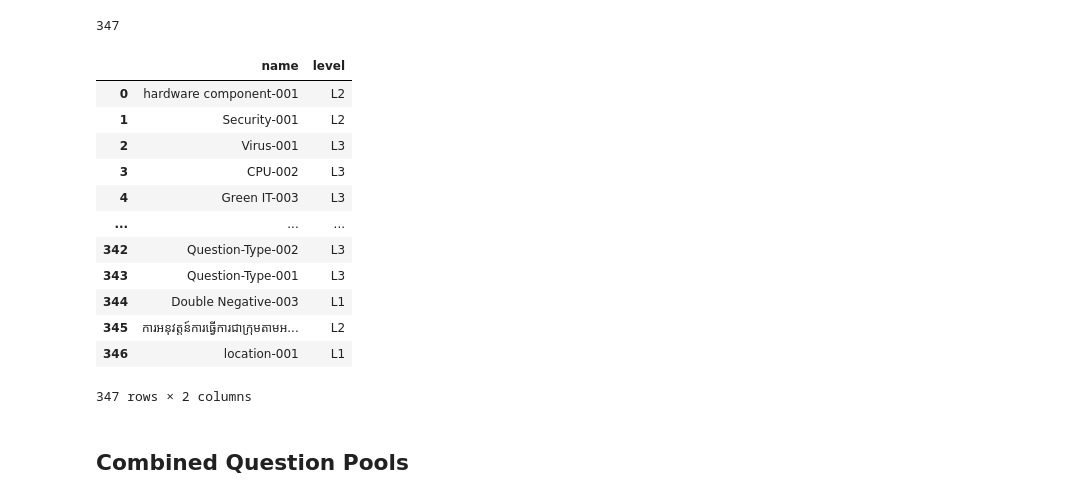
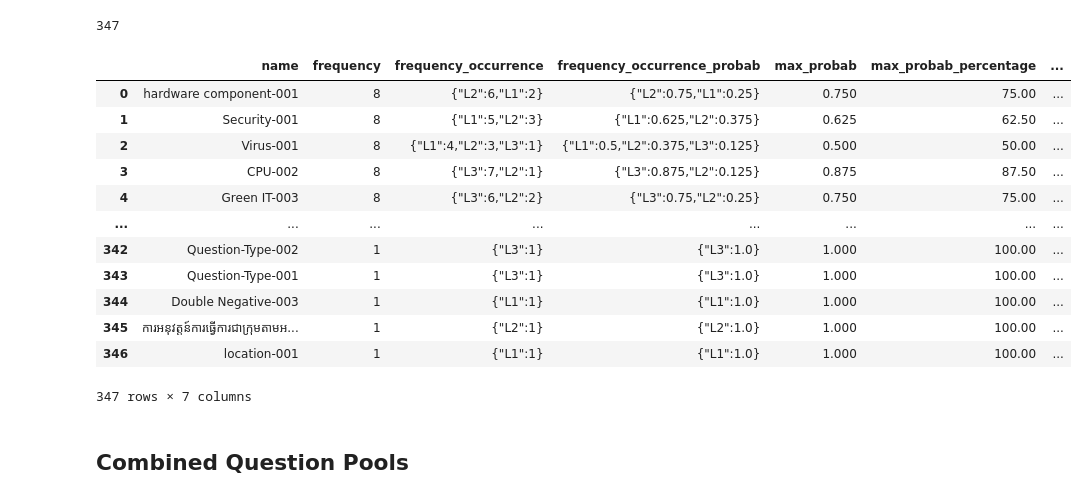
Before and after one commit to Sophal24/DSE_analysis_ds_2023, a Jupyter notebook: 5.1_question_difficulty_level.ipynb, the cells around one changed output. Cells and saved outputs as stored; diff of their text form; code cells hidden in the pictures.

Commit message:
Update question difficulty level

```diff
--- a/5.1_question_difficulty_level.ipynb
+++ b/5.1_question_difficulty_level.ipynb
@@ -166,45 +166,65 @@ data_source/ប្រឡងវិញ្ញាបនបត្រជំនាញ
 # %%
 uniques_name = combined_df['name'].unique()
 
 final_df_q_stats = pd.DataFrame()
 tmp_combined_df = pd.DataFrame()
 is_first_loop = True
 
 for name in uniques_name:
     each_name_df = combined_df[combined_df['name'] == name]
-    # print(each_name_df)
+    # print(each_name_df) #TODO
 
     value_count = each_name_df['label_facility_index'].value_counts(normalize=True)
 
-    # print(value_count.keys().max())
+    frequency = len(each_name_df)
+    # print("Frequency:", frequency)
+
     label = value_count.keys().max()
-    data = [[name, label]]
+    # print("Label:", label)
+
+    max_label_probab = value_count.values.max()
+    # print("Probab:", max_label_probab)
+
+    max_label_probab_percentage = format(value_count.values.max() * 100, '.2f')
+    # print("Probability Percentage:", max_label_probab_percentage)
+
+    frequency_occurrence = each_name_df['label_facility_index'].value_counts()
+
+    data = [[name,
+             frequency,
+             each_name_df['label_facility_index'].value_counts().to_json(),
+             each_name_df['label_facility_index'].value_counts(normalize=True).to_json(),
+             max_label_probab,
+             max_label_probab_percentage,
+             label]]
 
     if(is_first_loop):
         is_first_loop = False
-        tmp_combined_df = pd.DataFrame(data, columns=['name', 'level'])
+        tmp_combined_df = pd.DataFrame(data, columns=['name', 'frequency', 'frequency_occurrence', 'frequency_occurrence_probab', 'max_probab', 'max_probab_percentage', 'level'])
         final_df_q_stats = tmp_combined_df
     else:
-        next_df = pd.DataFrame(data, columns=['name', 'level'])
+        next_df = pd.DataFrame(data, columns=['name', 'frequency', 'frequency_occurrence', 'frequency_occurrence_probab', 'max_probab', 'max_probab_percentage', 'level'])
         final_df_q_stats = pd.concat([final_df_q_stats, next_df], ignore_index=True)
+
+    # break
 
 # final_df_q_stats.to_excel('final_question_stats_with_label.xlsx')
 
 final_df_q_stats
 # %% [output]
-|  | name | level |
-| 0 | hardware component-001 | L2 |
-| 1 | Security-001 | L2 |
-| 2 | Virus-001 | L3 |
-| 3 | CPU-002 | L3 |
-| 4 | Green IT-003 | L3 |
-| ... | ... | ... |
-| 342 | Question-Type-002 | L3 |
-| 343 | Question-Type-001 | L3 |
-| 344 | Double Negative-003 | L1 |
-| 345 | ការអនុវត្តន៍ការធ្វើការជាក្រុមតាមអ... | L2 |
-| 346 | location-001 | L1 |
+|  | name | frequency | frequency_occurrence | frequency_occurrence_probab | max_probab | max_probab_percentage | ... |
+| 0 | hardware component-001 | 8 | {"L2":6,"L1":2} | {"L2":0.75,"L1":0.25} | 0.750 | 75.00 | ... |
+| 1 | Security-001 | 8 | {"L1":5,"L2":3} | {"L1":0.625,"L2":0.375} | 0.625 | 62.50 | ... |
+| 2 | Virus-001 | 8 | {"L1":4,"L2":3,"L3":1} | {"L1":0.5,"L2":0.375,"L3":0.125} | 0.500 | 50.00 | ... |
+| 3 | CPU-002 | 8 | {"L3":7,"L2":1} | {"L3":0.875,"L2":0.125} | 0.875 | 87.50 | ... |
+| 4 | Green IT-003 | 8 | {"L3":6,"L2":2} | {"L3":0.75,"L2":0.25} | 0.750 | 75.00 | ... |
+| ... | ... | ... | ... | ... | ... | ... | ... |
+| 342 | Question-Type-002 | 1 | {"L3":1} | {"L3":1.0} | 1.000 | 100.00 | ... |
+| 343 | Question-Type-001 | 1 | {"L3":1} | {"L3":1.0} | 1.000 | 100.00 | ... |
+| 344 | Double Negative-003 | 1 | {"L1":1} | {"L1":1.0} | 1.000 | 100.00 | ... |
+| 345 | ការអនុវត្តន៍ការធ្វើការជាក្រុមតាមអ... | 1 | {"L2":1} | {"L2":1.0} | 1.000 | 100.00 | ... |
+| 346 | location-001 | 1 | {"L1":1} | {"L1":1.0} | 1.000 | 100.00 | ... |
-347 rows × 2 columns
+347 rows × 7 columns
 # %% [markdown]
 ## Combined Question Pools
 # %%
```
Also changed, not shown: parts of 6 cells of this notebook, 17 other files.
